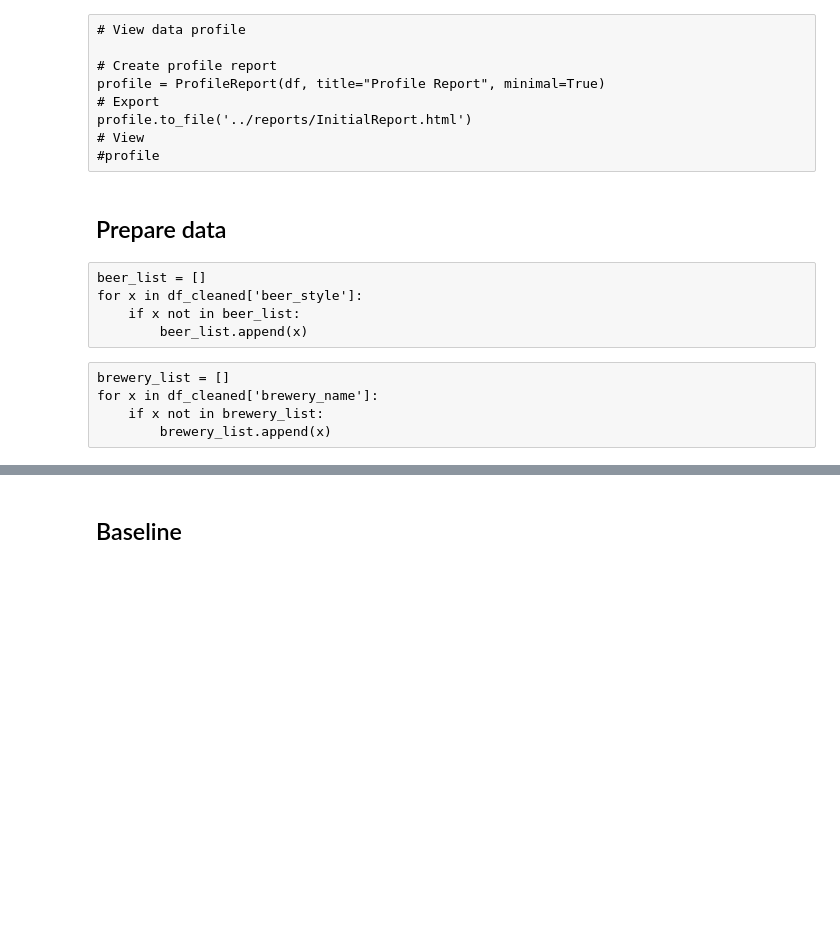
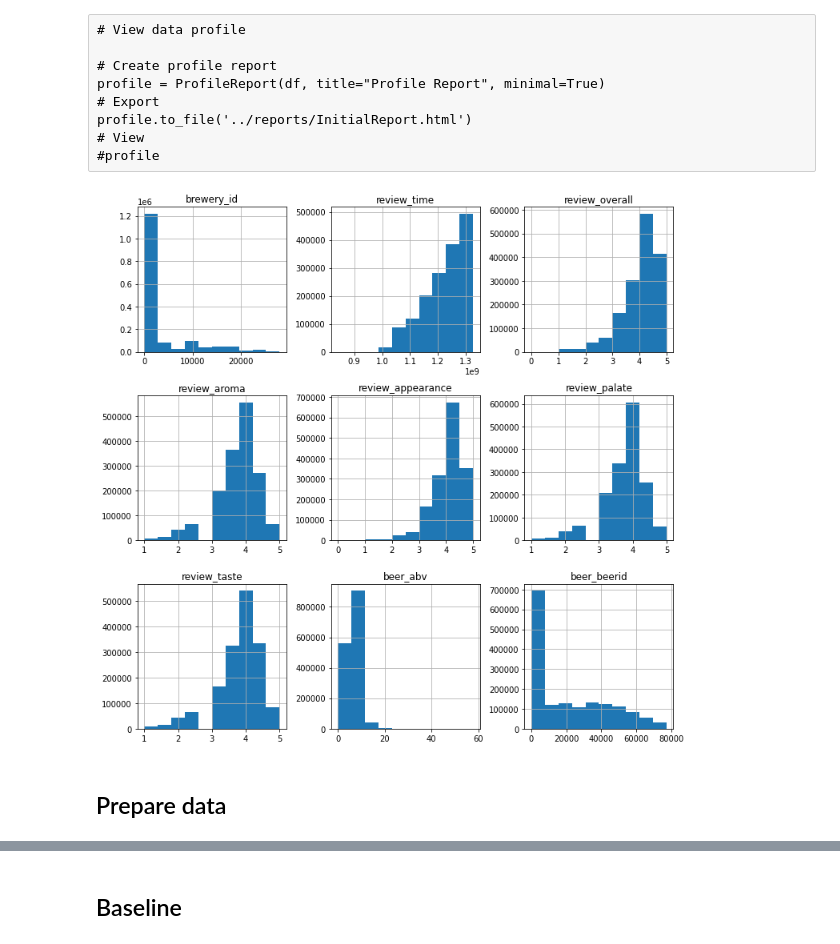
Before and after one commit to daveanker/adsi_at2, a Jupyter notebook: notebooks/at2.ipynb, the cells around one changed output, grey strips where cells are left out. Saved outputs shown, nothing was run; the diff lists cells and outputs as text; code cells hidden in the pictures; blank space fills up the shorter version.

```diff
--- a/notebooks/at2.ipynb
+++ b/notebooks/at2.ipynb
@@ -107,6 +107,14 @@ profile = ProfileReport(df, title="Profile Report", minimal=True)
 profile.to_file('../reports/InitialReport.html')
 # View
 #profile
+# %%
+import matplotlib.pyplot as plt
+
+df.hist(figsize=(12,12))
+
+plt.show()
+# %% [output]
+[figure, added]
 # %% [markdown]
 ## Prepare data
 # %%
@@ -115,16 +123,6 @@ df_cleaned = df.copy()
 # %%
 df_cleaned = df_cleaned.drop(['brewery_id', 'review_time', 'review_overall', 'review_profilename', 'beer_name', 'beer_abv', 'beer_beerid'], axis=1)
 df_cleaned = df_cleaned.dropna(axis=0) #'inplace=True' instead of 'axis=0'?
-# %% [raw]
-beer_list = []
-for x in df_cleaned['beer_style']:
-    if x not in beer_list:
-        beer_list.append(x)
-# %% [raw]
-brewery_list = []
-for x in df_cleaned['brewery_name']:
-    if x not in brewery_list:
-        brewery_list.append(x)
 # %%
 beer_set = set(df_cleaned['beer_style'])
 beer_list = list(beer_set)
```
Also changed, not shown: parts of 12 cells of this notebook, 4 other files.
